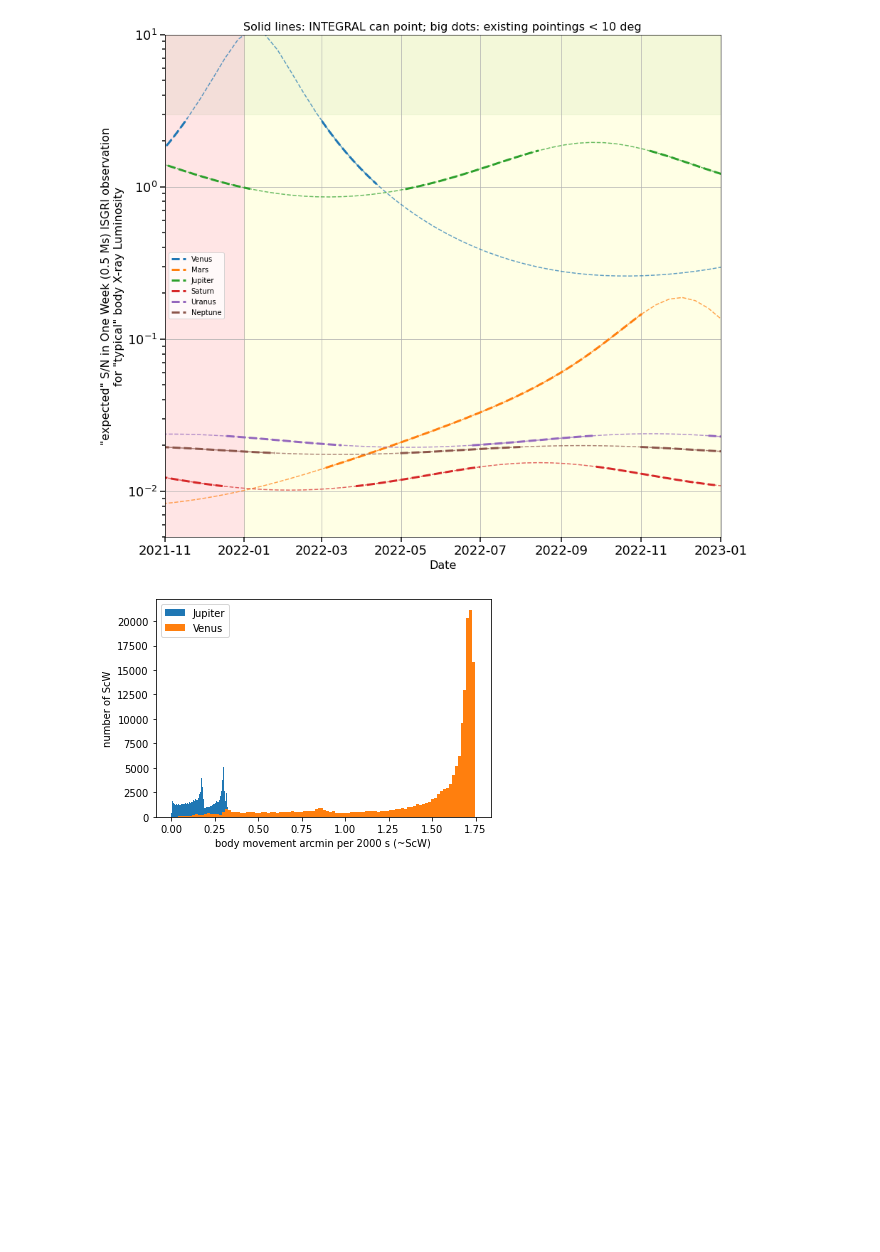
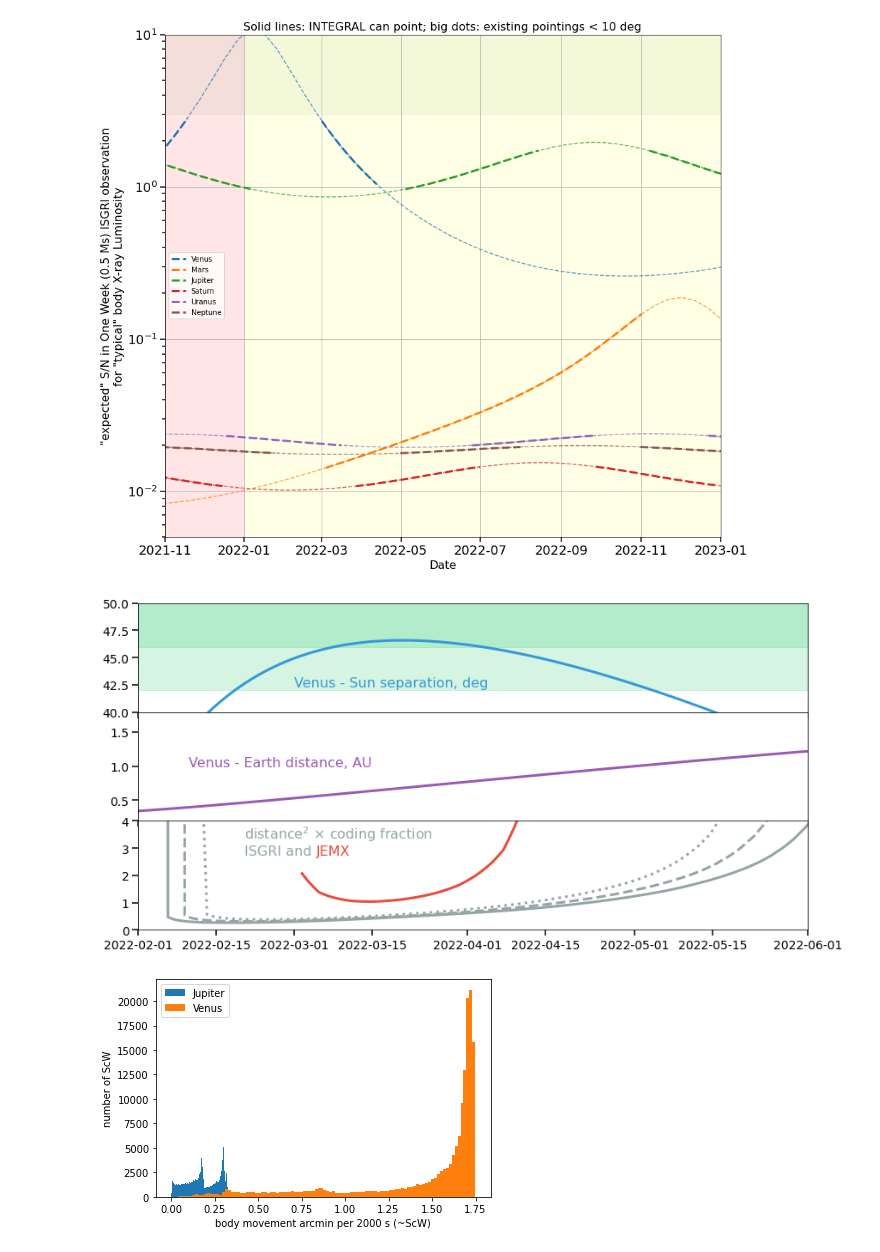
Before and after one commit to volodymyrss/planets, a Jupyter notebook: planets.ipynb, the cells around one changed output. Cells and saved outputs as stored; diff of their text form; code cells hidden in the pictures; blank space fills up the shorter version.

Commit message:
venus optimization

```diff
--- a/planets.ipynb
+++ b/planets.ipynb
@@ -221,3 +194,5 @@ R.to_pandas().to_csv("archive-with-bodies.csv.gz", compression='gzip')
+# %%
+R = pd.read_csv("archive-with-bodies.csv.gz", compression='gzip')
 # %%
 import astropy.time as time
 
@@ -410,6 +385,98 @@ convertting coord 160553
 distance..
 done!
 [figure]
+# %%
+import seaborn
+flatui = ["#9b59b6", "#3498db", "#95a5a6", "#e74c3c", "#34495e", "#2ecc71"]
+
+f, (ax1,ax2,ax3) = plt.subplots(3, 1, figsize=(14,7), sharex=True)
+
+C = get_body_coord_astropy_future('Venus')
+
+#ax1.grid(True)
+ax1.plot(
+    T_future,
+    Sun_coord_future.separation(C).deg,
+    lw=3,
+    c=flatui[1]
+)
+ax1.set_ylim([40,50])
+
+ax1.text(time.Time("2022-03-01").to_datetime(), 42.3,
+         "Venus - Sun separation, deg",
+         c=flatui[1],
+         font_properties=font_prop)
+
+ax1.axhspan(50, 55, color=flatui[-1], alpha=0.2)
+ax1.axhspan(50 - 4, 55, color=flatui[-1], alpha=0.2)
+ax1.axhspan(50 - 8, 55, color=flatui[-1], alpha=0.2)
+
+#ax2.grid(True)
+ax2.plot(
+    T_future,
+    C.distance.to(u.AU).value,
+    lw=3,
+    c=flatui[0]
+)
+
+ax2.text(time.Time("2022-02-10").to_datetime(), 1.,
+         "Venus - Earth distance, AU",
+         c=flatui[0],
+         font_properties=font_prop)
+
+plt.subplots_adjust(hspace=0)
+
+#ax3.grid()
+
+for dither_offset, ls in [
+                            (0, '-'),
+                            (2, '--'),
+                            (4, ':')
+                        ]:
+    plt.plot(
+        T_future,
+        C.distance.to(u.AU).value**2 * sensitivity_isgri_vs_off_scx(50 + dither_offset - Sun_coord_future.separation(C).deg),
+        lw=3,
+        c=flatui[2],
+        ls=ls,
+    )
+
+    plt.plot(
+        T_future,
+        C.distance.to(u.AU).value**2 * sensitivity_jemx_vs_off_scx(50 + dither_offset- Sun_coord_future.separation(C).deg) ,
+        lw=3,
+        c=flatui[3],
+        ls=ls,
+    )
+
+#10 for 5x5
+#4 for hex
+
+plt.ylim([0, 4])
+
+for ax in ax1,ax2, ax3:
+    ax.tick_params(axis='x', labelsize=14)
+    ax.tick_params(axis='y', labelsize=14)
+    ax.tick_params(which='major', width=1.5, length=7)
+    ax.tick_params(which='minor', width=1.5, length=4)
+
+plt.xlim([time.Time("2022-02-01").to_datetime(),time.Time("2022-06-01").to_datetime()])
+
+
+ax3.text(time.Time("2022-02-20").to_datetime(), 2.75,
+         "distance$^2$ $\\times$ coding fraction\nISGRI and",
+         c=flatui[2],
+         font_properties=font_prop)
+
+ax3.text(time.Time("2022-03-05").to_datetime(), 2.75,
+         "JEMX",
+         c=flatui[3],
+         font_properties=font_prop)
+
+
+plt.savefig("venus-poiting-optimization.png")
+# %% [output]
+[figure, added]
 # %%
 plt.figure()
 
```
Also changed, not shown: parts of 11 cells of this notebook, 2 other files.
